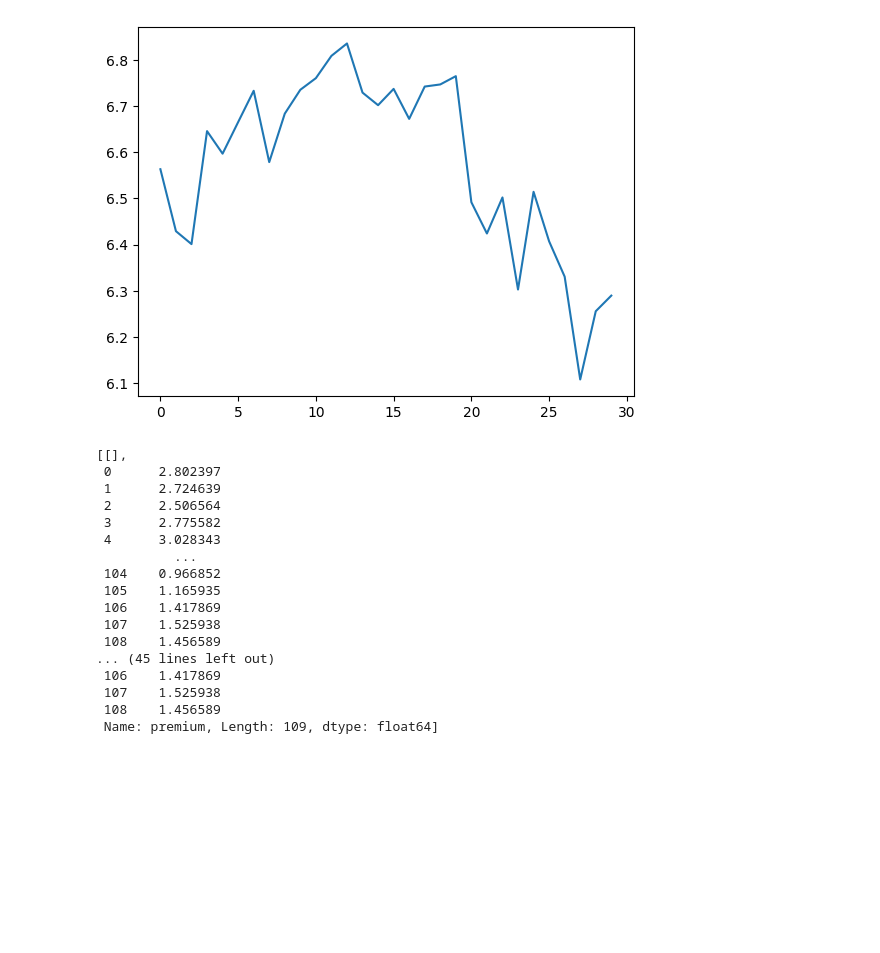
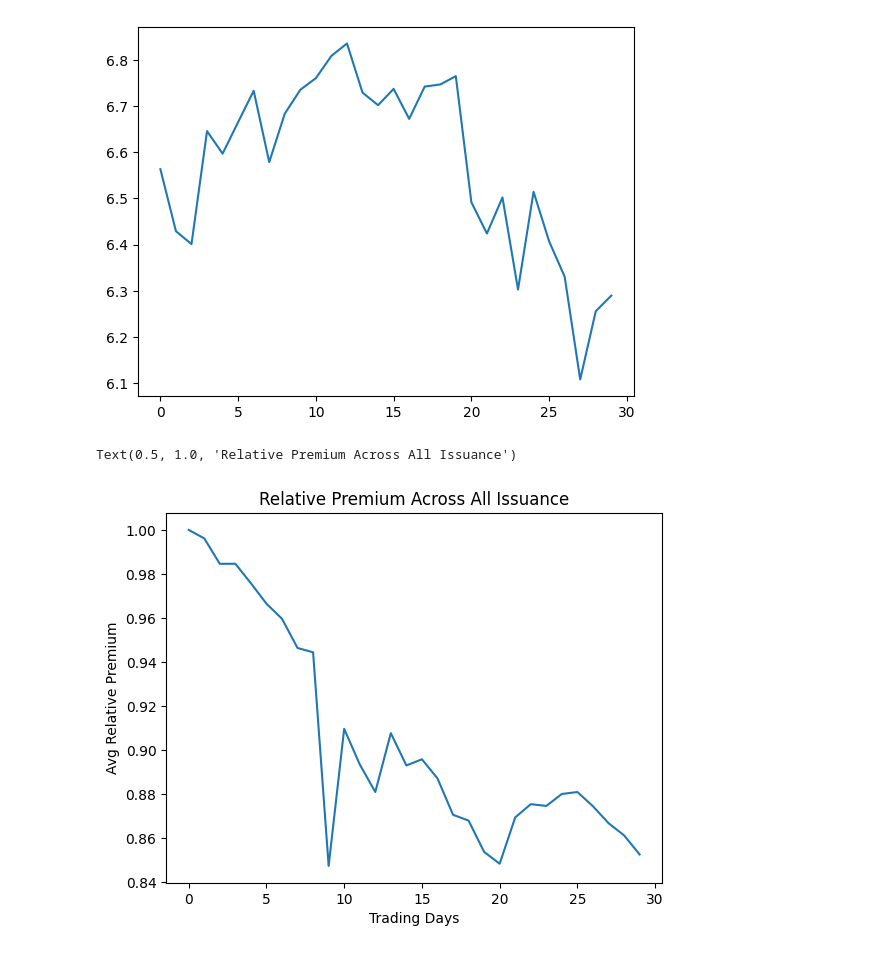
Before and after one commit to SoulDancer27/financial_tools, a Jupyter notebook: bonds/general_parser.ipynb, the cells around one changed output. Drawn from its saved outputs; the diff is of its cells as text; code cells hidden in the pictures; blank space fills up the shorter version.

```diff
--- a/bonds/general_parser.ipynb
+++ b/bonds/general_parser.ipynb
@@ -118,22 +100,26 @@ plt.plot(average_premium)
 # %% [output]
 [<matplotlib.lines.Line2D at 0x...>]
 [figure]
+# %%
+for key in trades_dict.keys():
+    starting_premium = trades_dict[key]["premium"].iloc[0]
+    trades_dict[key]["relative_premium"] = trades_dict[key]["premium"] / starting_premium
 # %%
+# Calculating relative average premium
+average_relative_premium = np.zeros(30)
+for i in range(30):
+    premium = 0
+    tickers = len(trades_dict)
+    for key in trades_dict:
+        local_premium = trades_dict[key].iloc[i]["relative_premium"]
+        premium += local_premium / tickers
+    average_relative_premium[i] = premium
-# %% [output]
-[[],
- 0      2.802397
- 1      2.724639
- 2      2.506564
- 3      2.775582
- 4      3.028343
-          ...
- 104    0.966852
- 105    1.165935
- 106    1.417869
- 107    1.525938
- 108    1.456589
-... (45 lines left out)
- 106    1.417869
- 107    1.525938
- 108    1.456589
- Name: premium, Length: 109, dtype: float64]
+# %%
+fig, ax = plt.subplots()
+ax.plot(average_relative_premium)
+ax.set_xlabel("Trading Days")
+ax.set_ylabel("Avg Relative Premium")
+ax.set_title("Relative Premium Across All Issuance")
+# %% [output]
+Text(0.5, 1.0, 'Relative Premium Across All Issuance')
+[figure, added]
```
Also changed, not shown: parts of 11 cells of this notebook, 14 other files.
